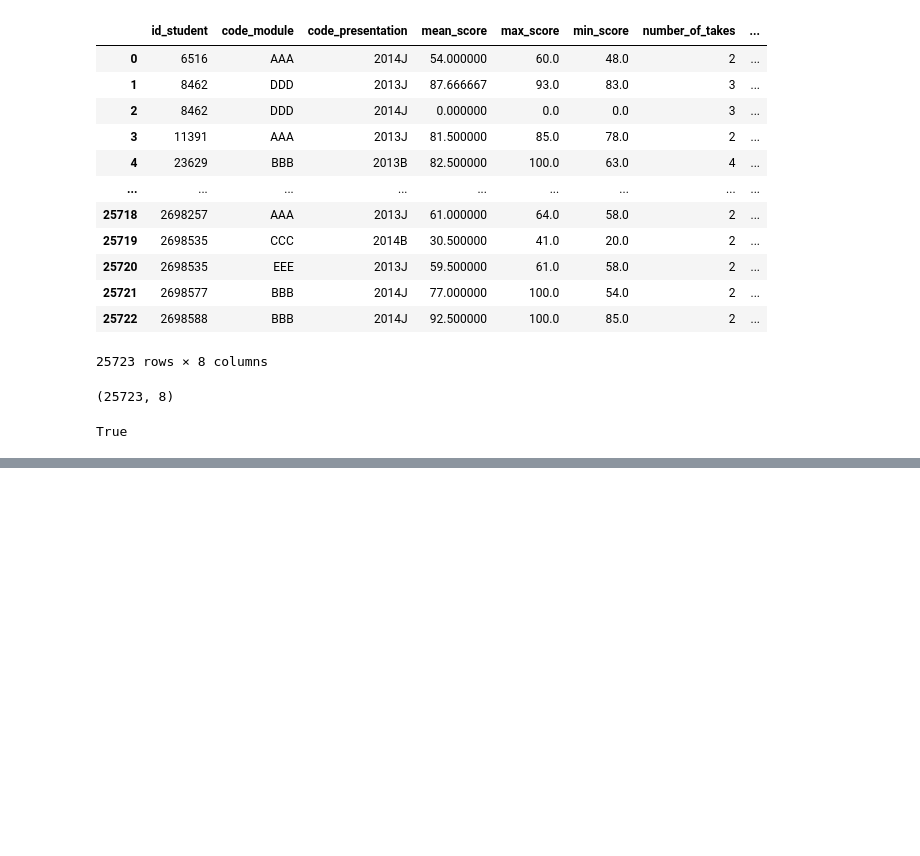
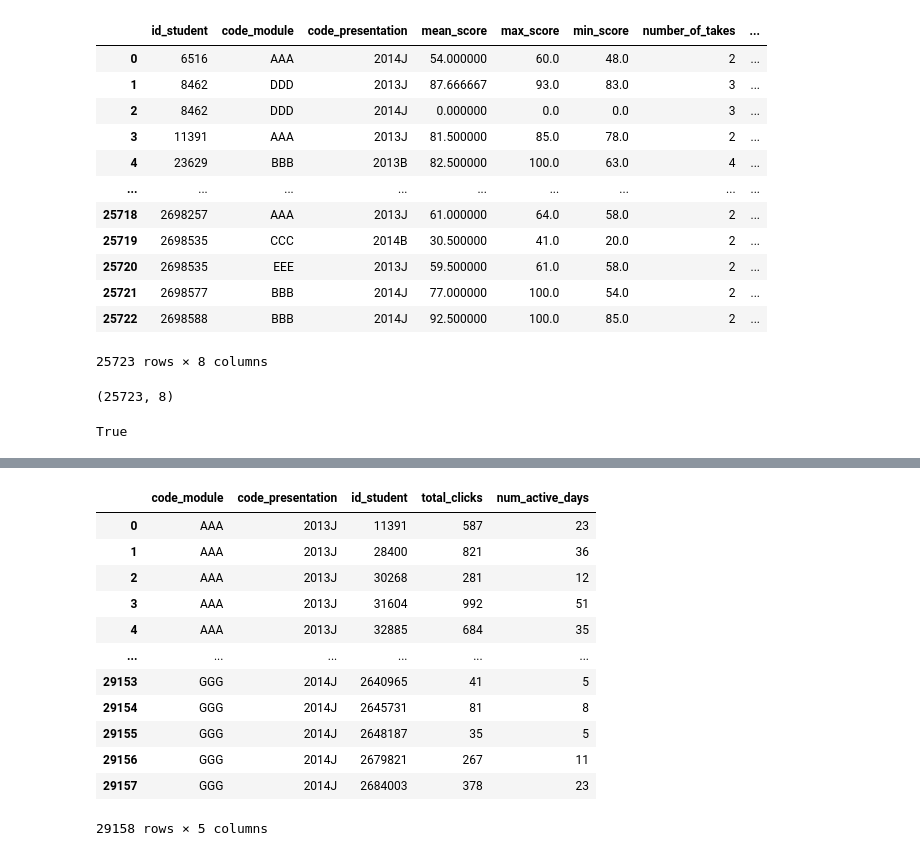
Before and after one commit to BrightTimothy/Student-performance-predictor, a Jupyter notebook: notebooks/Feature_engineering.ipynb, the cells around one changed output, grey strips where cells are left out. Cells and saved outputs as stored; diff of their text form; code cells hidden in the pictures; blank space fills up the shorter version.

```diff
--- a/notebooks/Feature_engineering.ipynb
+++ b/notebooks/Feature_engineering.ipynb
@@ -519,0 +573,16 @@ True
+# %%
+Vle_features
+# %% [output]
+|  | code_module | code_presentation | id_student | total_clicks | num_active_days |
+| 0 | AAA | 2013J | 11391 | 587 | 23 |
+| 1 | AAA | 2013J | 28400 | 821 | 36 |
+| 2 | AAA | 2013J | 30268 | 281 | 12 |
+| 3 | AAA | 2013J | 31604 | 992 | 51 |
+| 4 | AAA | 2013J | 32885 | 684 | 35 |
+| ... | ... | ... | ... | ... | ... |
+| 29153 | GGG | 2014J | 2640965 | 41 | 5 |
+| 29154 | GGG | 2014J | 2645731 | 81 | 8 |
+| 29155 | GGG | 2014J | 2648187 | 35 | 5 |
+| 29156 | GGG | 2014J | 2679821 | 267 | 11 |
+| 29157 | GGG | 2014J | 2684003 | 378 | 23 |
+29158 rows × 5 columns
```
Also changed, not shown: parts of 12 cells of this notebook.
